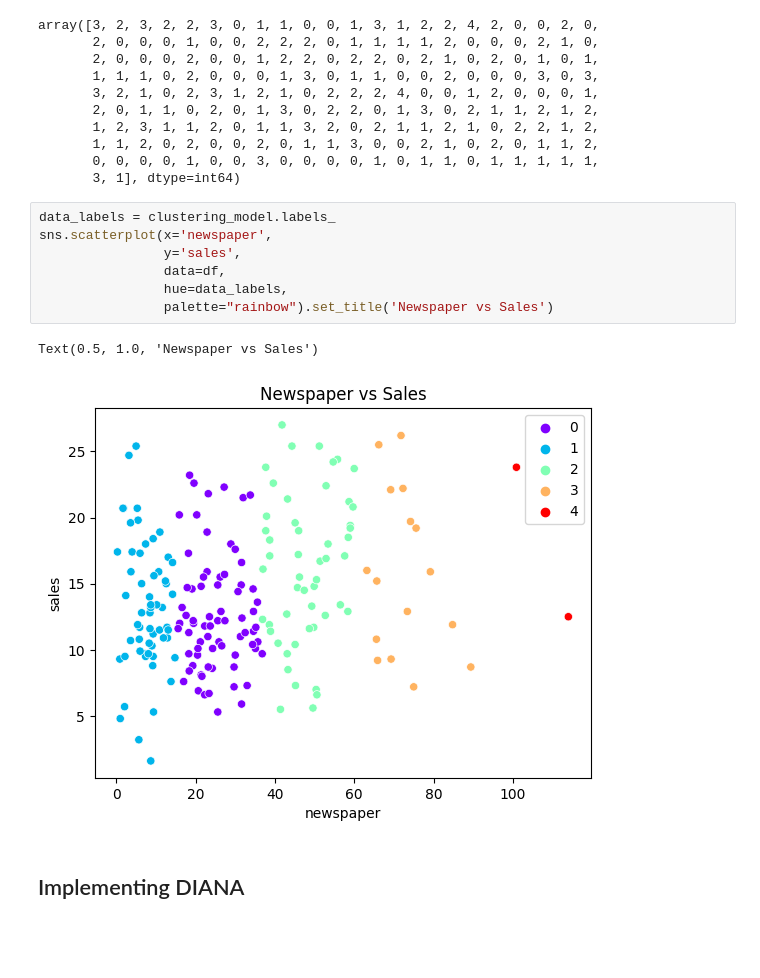
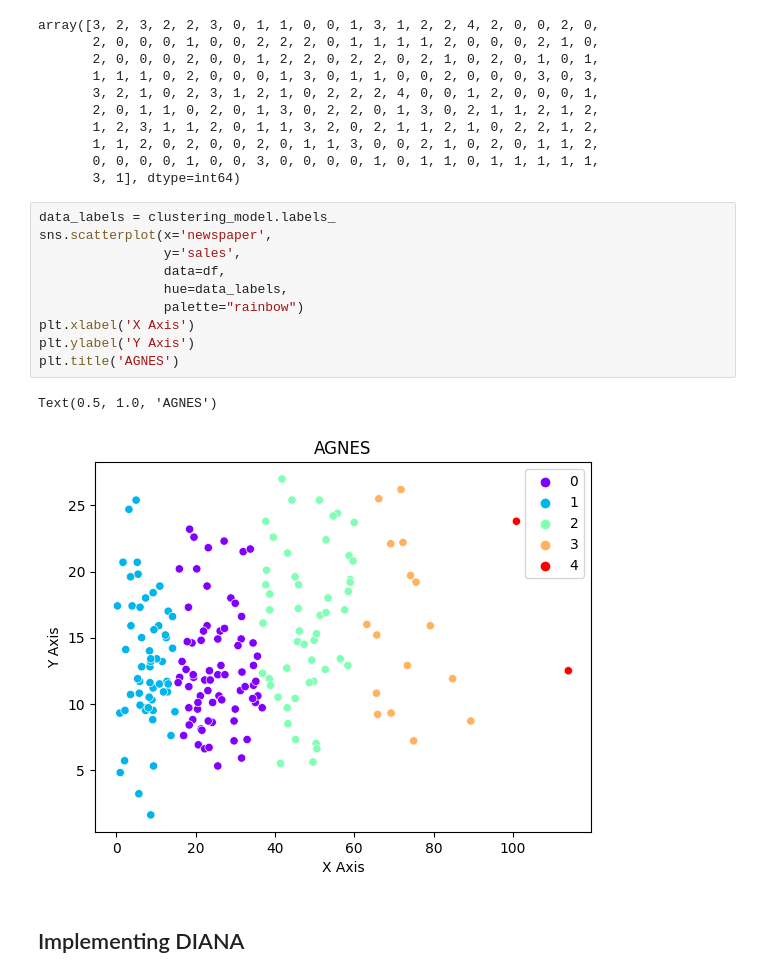
Before and after one commit to ayushjain01/ML-Lab, a Jupyter notebook: Part B/UnSupervised Learning Algorithms - Hierarchical Clustering.ipynb, the cells around one changed output. Saved outputs shown, nothing was run; the diff lists cells and outputs as text; blank space fills up the shorter version.

```diff
--- a/Part B/UnSupervised Learning Algorithms - Hierarchical Clustering.ipynb
+++ b/Part B/UnSupervised Learning Algorithms - Hierarchical Clustering.ipynb
@@ -56,13 +59,16 @@ array([3, 2, 3, 2, 2, 3, 0, 1, 1, 0, 0, 1, 3, 1, 2, 2, 4, 2, 0, 0, 2, 0,
 # %%
 data_labels = clustering_model.labels_
 sns.scatterplot(x='newspaper',
                 y='sales',
                 data=df,
                 hue=data_labels,
-                palette="rainbow").set_title('Newspaper vs Sales')
+                palette="rainbow")
+plt.xlabel('X Axis')
+plt.ylabel('Y Axis')
+plt.title('AGNES')
 # %% [output]
-Text(0.5, 1.0, 'Newspaper vs Sales')
+Text(0.5, 1.0, 'AGNES')
-[figure, old version]
+[figure, new version]
 # %% [markdown]
 ## Implementing DIANA
 # %% [markdown]
```
Also changed, not shown: parts of 2 cells of this notebook, 1 other file.
